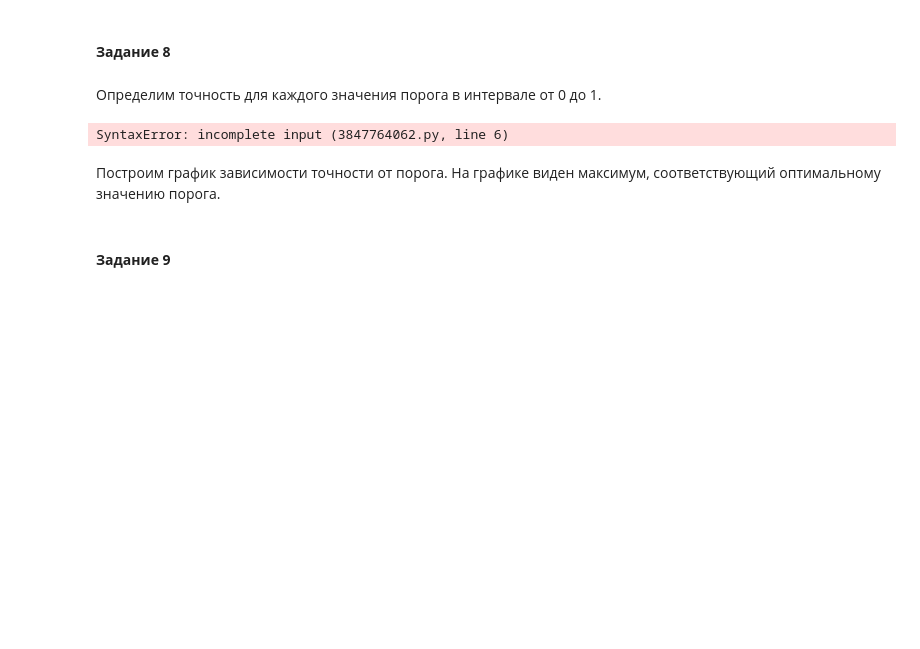
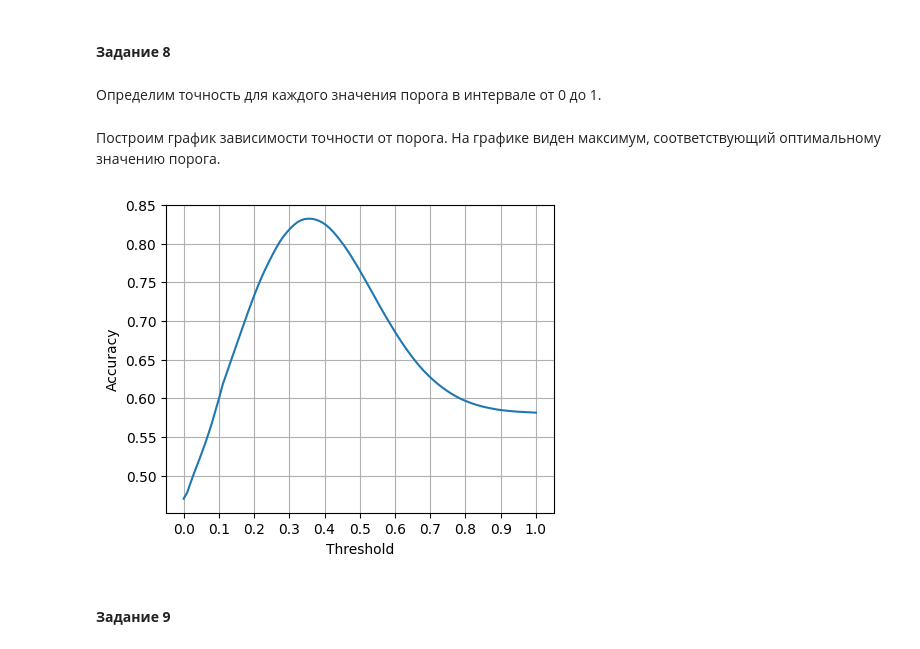
Before and after one commit to IlyaChichkov/big_data_course, a Jupyter notebook: labs/Lab4_task.ipynb, the cells around one changed output. Drawn from its saved outputs; the diff is of its cells as text; code cells hidden in the pictures; blank space fills up the shorter version.

```diff
--- a/labs/Lab4_task.ipynb
+++ b/labs/Lab4_task.ipynb
@@ -293,12 +317,12 @@ plt.show()
 # %%
 system_state = np.ones(len(df))
 system_state[df['system_state'] < 0.5] = 0.
-# %%
-def accuracy(system_state, sum_state, threshold):
-
-    # напишите свой код здесь
-
-    return 0
+# %%
+def accuracy(system_state, sum_state, threshold):
+    blocks_state = np.ones(len(sum_state))
+    blocks_state[sum_state <= threshold] = 0.
+    acc = (pd.Series(system_state) == pd.Series(blocks_state)).mean()
+    return acc
 # %% [markdown]
 #### **Задание 8**
 # %% [markdown]
@@ -308,18 +332,19 @@ acc = []
 thresholds = np.linspace(0., 1., num = 100)
 
 for thres in thresholds:
-
-    # напишите свой код здесь
+    acc.append(accuracy(system_state, sum_state, thres))
-# %% [output]
-SyntaxError: incomplete input (3847764062.py, line 6)
 # %% [markdown]
 Построим график зависимости точности от порога. На графике виден максимум, соответствующий оптимальному значению порога.
 # %%
 plt.figure(figsize=(5,4))
 plt.plot(thresholds, acc)
 plt.xlabel('Threshold')
 plt.ylabel('Accuracy')
+plt.grid()
+plt.xticks(np.arange(min(thresholds), max(thresholds) + 0.1, 0.1))
 plt.show()
+# %% [output]
+[figure, added]
 # %% [markdown]
 #### **Задание 9**
 # %% [markdown]
```
Also changed, not shown: parts of 5 cells of this notebook.
